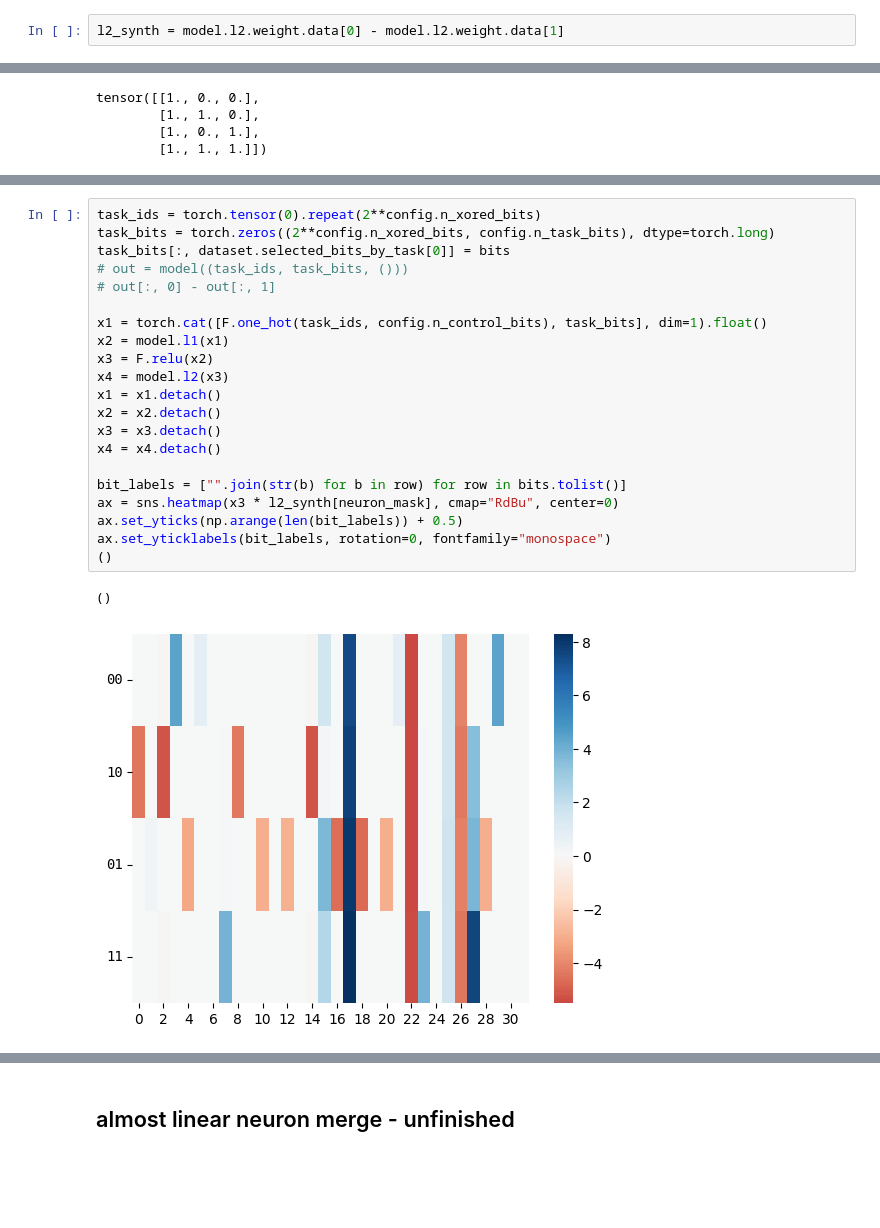
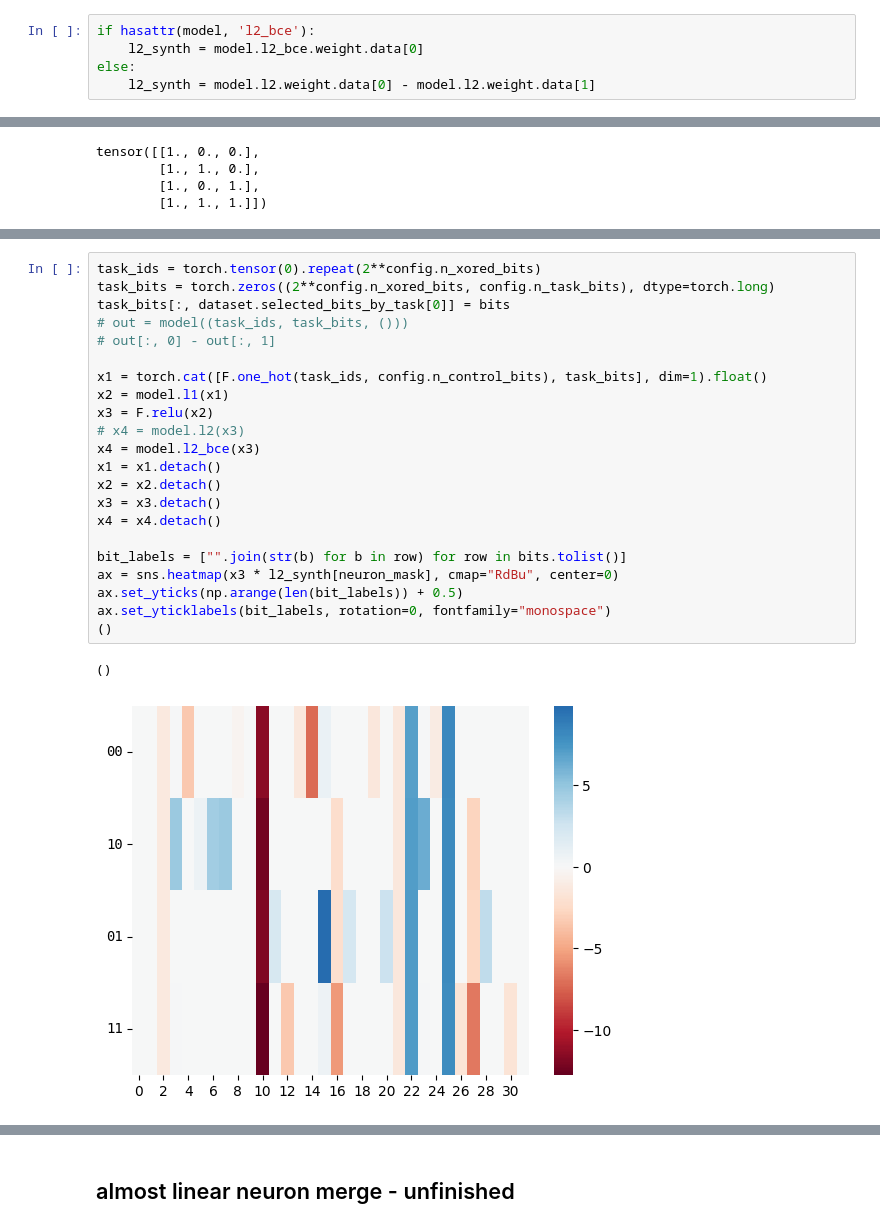
Before and after one commit to jackpeck/spd, a Jupyter notebook: spd/experiments/multitask_sparse_parity/examining_how_mtsp_model_works2.ipynb, the cells around one changed output, grey strips where cells are left out. Saved outputs shown, nothing was run; the diff lists cells and outputs as text; blank space fills up the shorter version.

```diff
--- a/spd/experiments/multitask_sparse_parity/examining_how_mtsp_model_works2.ipynb
+++ b/spd/experiments/multitask_sparse_parity/examining_how_mtsp_model_works2.ipynb
@@ -78,7 +79,10 @@ def patch_in_l2_if_model_has_l2_fix(model):
 # %%
 patch_in_l2_if_model_has_l2_fix(model)
 # %%
-l2_synth = model.l2.weight.data[0] - model.l2.weight.data[1]
+if hasattr(model, 'l2_bce'):
+    l2_synth = model.l2_bce.weight.data[0]
+else:
+    l2_synth = model.l2.weight.data[0] - model.l2.weight.data[1]
 # %%
 model
 # %% [output]
@@ -152,27 +154,28 @@ ax.set_yticklabels(bit_labels, rotation=0, fontfamily="monospace")
 # %%
 task_ids = torch.tensor(0).repeat(2**config.n_xored_bits)
 task_bits = torch.zeros((2**config.n_xored_bits, config.n_task_bits), dtype=torch.long)
 task_bits[:, dataset.selected_bits_by_task[0]] = bits
 # out = model((task_ids, task_bits, ()))
 # out[:, 0] - out[:, 1]
 
 x1 = torch.cat([F.one_hot(task_ids, config.n_control_bits), task_bits], dim=1).float()
 x2 = model.l1(x1)
 x3 = F.relu(x2)
-x4 = model.l2(x3)
+# x4 = model.l2(x3)
+x4 = model.l2_bce(x3)
 x1 = x1.detach()
 x2 = x2.detach()
 x3 = x3.detach()
 x4 = x4.detach()
 
 bit_labels = ["".join(str(b) for b in row) for row in bits.tolist()]
 ax = sns.heatmap(x3 * l2_synth[neuron_mask], cmap="RdBu", center=0)
 ax.set_yticks(np.arange(len(bit_labels)) + 0.5)
 ax.set_yticklabels(bit_labels, rotation=0, fontfamily="monospace")
 ()
 # %% [output]
 ()
-[figure, old version]
+[figure, new version]
 # %%
 for task_id in range(config.n_control_bits):
     task_ids = torch.tensor(task_id).repeat(2**config.n_xored_bits)
```
Also changed, not shown: parts of 31 cells of this notebook, 2 other files.
